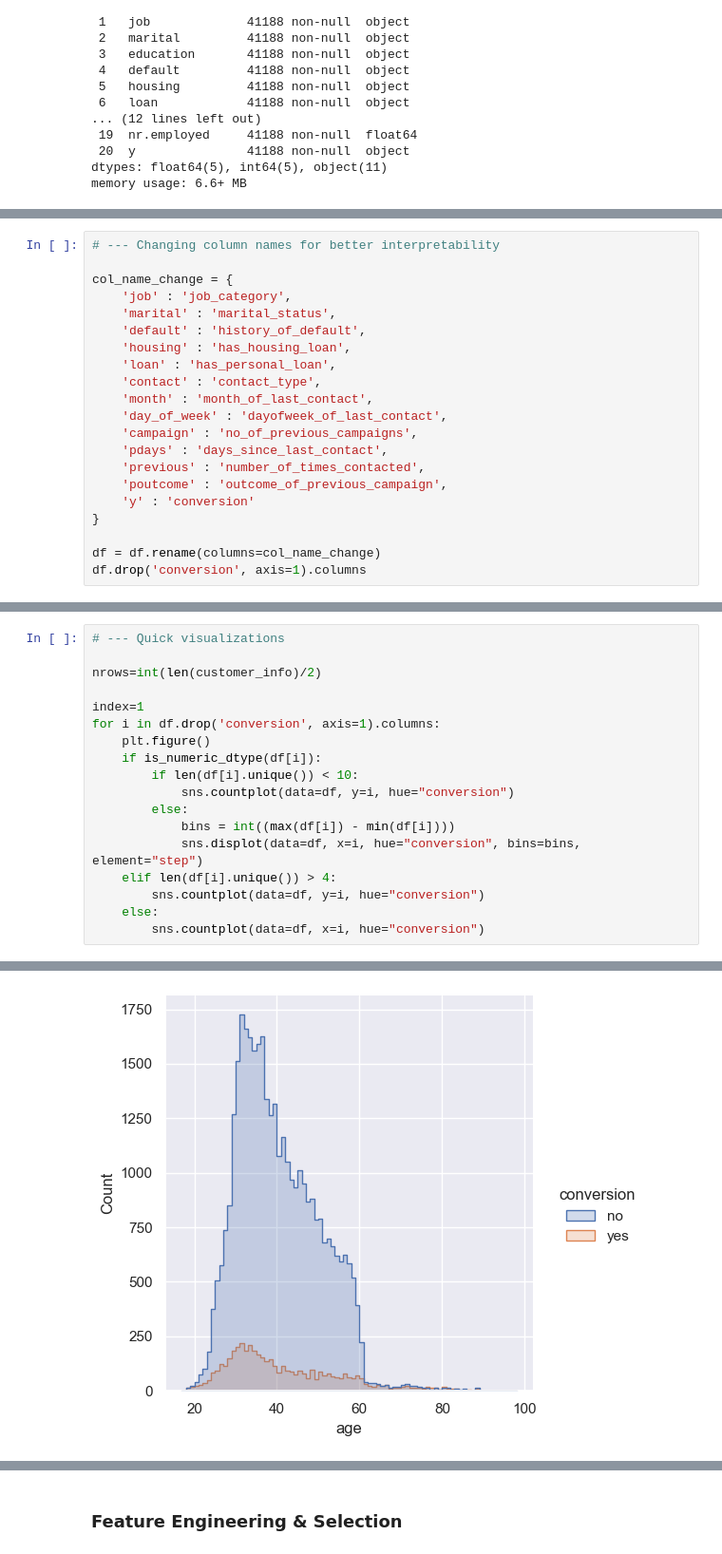
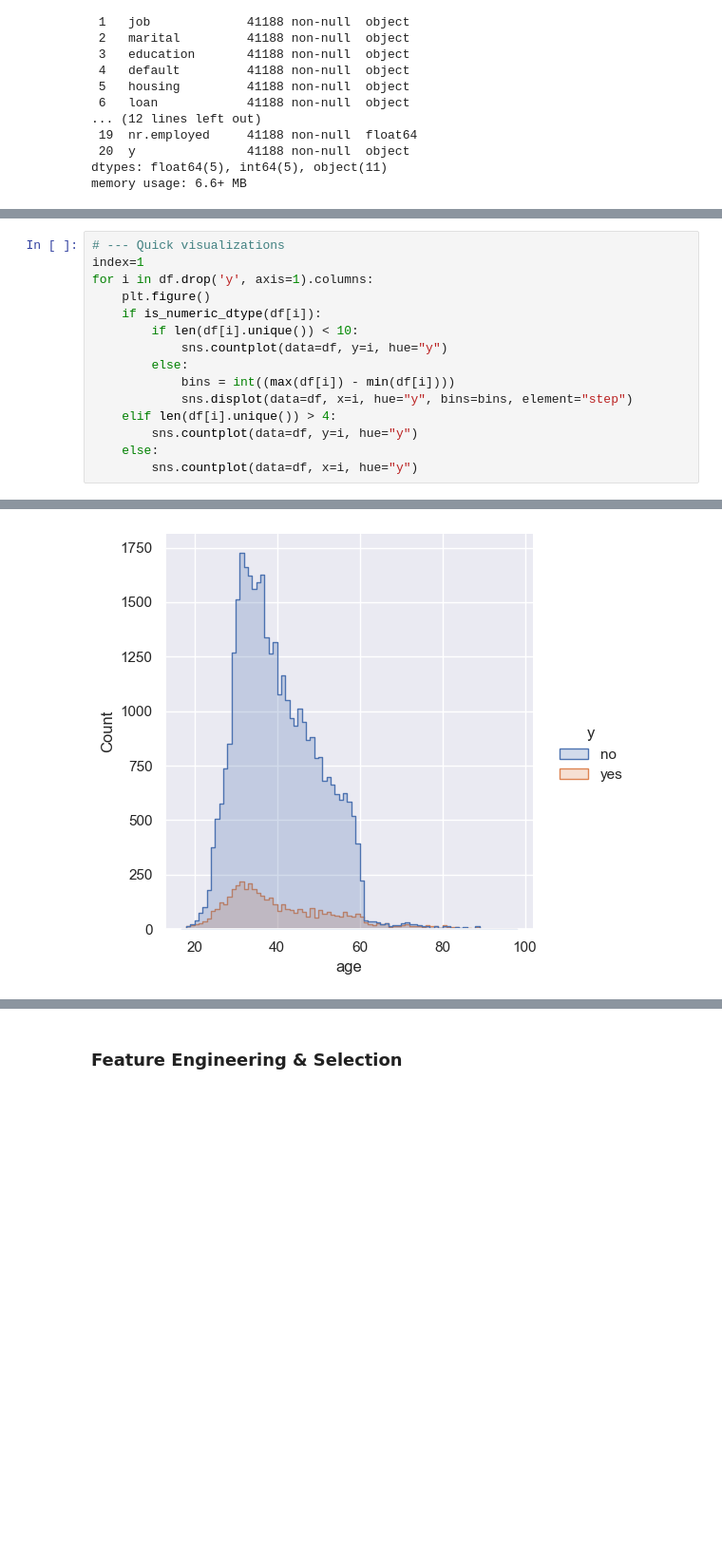
Before and after one commit to peterkchung/lead-scoring-basic, a Jupyter notebook: lead_scoring_0.1.ipynb, the cells around one changed output, grey strips where cells are left out. Shown at 95% size. Cells and saved outputs as stored; diff of their text form; blank space fills up the shorter version.

```diff
--- a/lead_scoring_0.1.ipynb
+++ b/lead_scoring_0.1.ipynb
@@ -71,24 +69,3 @@ df.describe()
 | 50% | 38.00000 | 180.000000 | 2.000000 | 999.000000 | 0.000000 | 1.100000 | 93.749000 | -41.800000 | ... |
 | 75% | 47.00000 | 319.000000 | 3.000000 | 999.000000 | 0.000000 | 1.400000 | 93.994000 | -36.400000 | ... |
 | max | 98.00000 | 4918.000000 | 56.000000 | 999.000000 | 7.000000 | 1.400000 | 94.767000 | -26.900000 | ... |
-# %%
-# --- Changing column names for better interpretability
-
-col_name_change = {
-    'job' : 'job_category',
-    'marital' : 'marital_status',
-    'default' : 'history_of_default',
-    'housing' : 'has_housing_loan',
-    'loan' : 'has_personal_loan',
-    'contact' : 'contact_type',
-    'month' : 'month_of_last_contact',
-    'day_of_week' : 'dayofweek_of_last_contact',
-    'campaign' : 'no_of_previous_campaigns',
-    'pdays' : 'days_since_last_contact',
-    'previous' : 'number_of_times_contacted',
-    'poutcome' : 'outcome_of_previous_campaign',
-    'y' : 'conversion'
-}
-
-df = df.rename(columns=col_name_change)
-df.drop('conversion', axis=1).columns
@@ -104,21 +72,18 @@ Index(['age', 'job_category', 'marital_status', 'education',
 # %%
 # --- Quick visualizations
-
-nrows=int(len(customer_info)/2)
-
 index=1
-for i in df.drop('conversion', axis=1).columns:
+for i in df.drop('y', axis=1).columns:
     plt.figure()
     if is_numeric_dtype(df[i]):
         if len(df[i].unique()) < 10:
-            sns.countplot(data=df, y=i, hue="conversion")
+            sns.countplot(data=df, y=i, hue="y")
         else:
             bins = int((max(df[i]) - min(df[i])))
-            sns.displot(data=df, x=i, hue="conversion", bins=bins, element="step")
+            sns.displot(data=df, x=i, hue="y", bins=bins, element="step")
     elif len(df[i].unique()) > 4:
-        sns.countplot(data=df, y=i, hue="conversion")
+        sns.countplot(data=df, y=i, hue="y")
     else:
-        sns.countplot(data=df, x=i, hue="conversion")
+        sns.countplot(data=df, x=i, hue="y")
 # %% [output]
 <Figure size 640x480 with 0 Axes>
-[figure, old version]
+[figure, new version]
```
Also changed, not shown: parts of 28 cells of this notebook, 1 other file.
